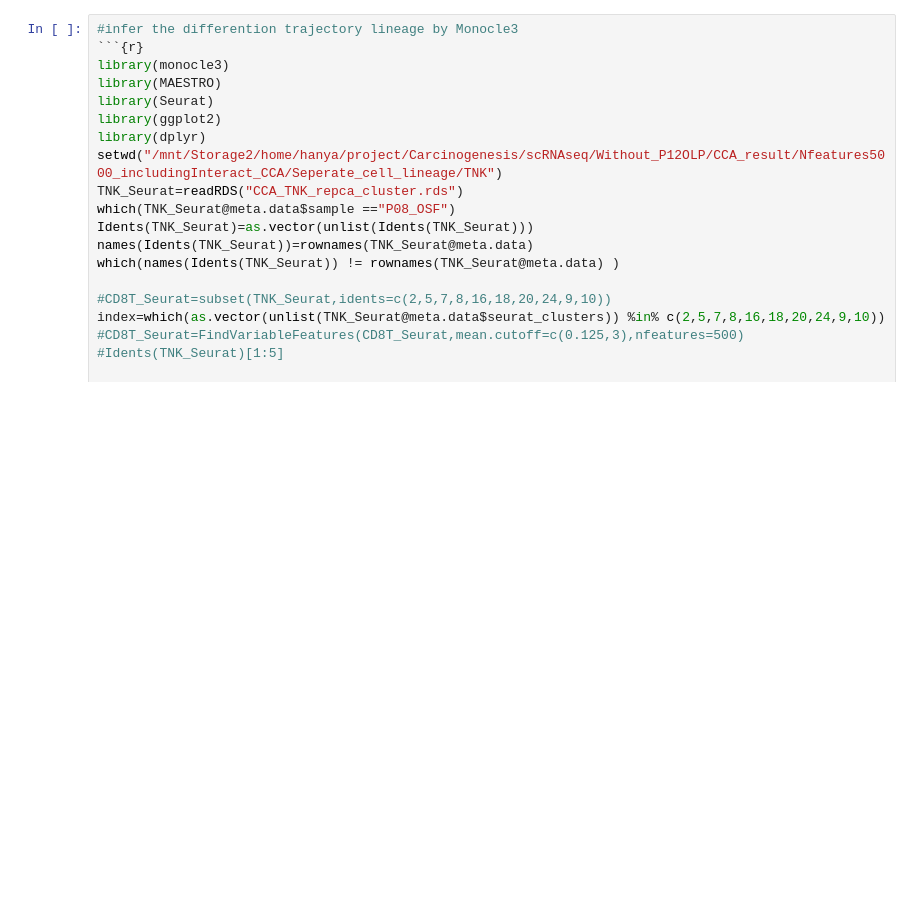
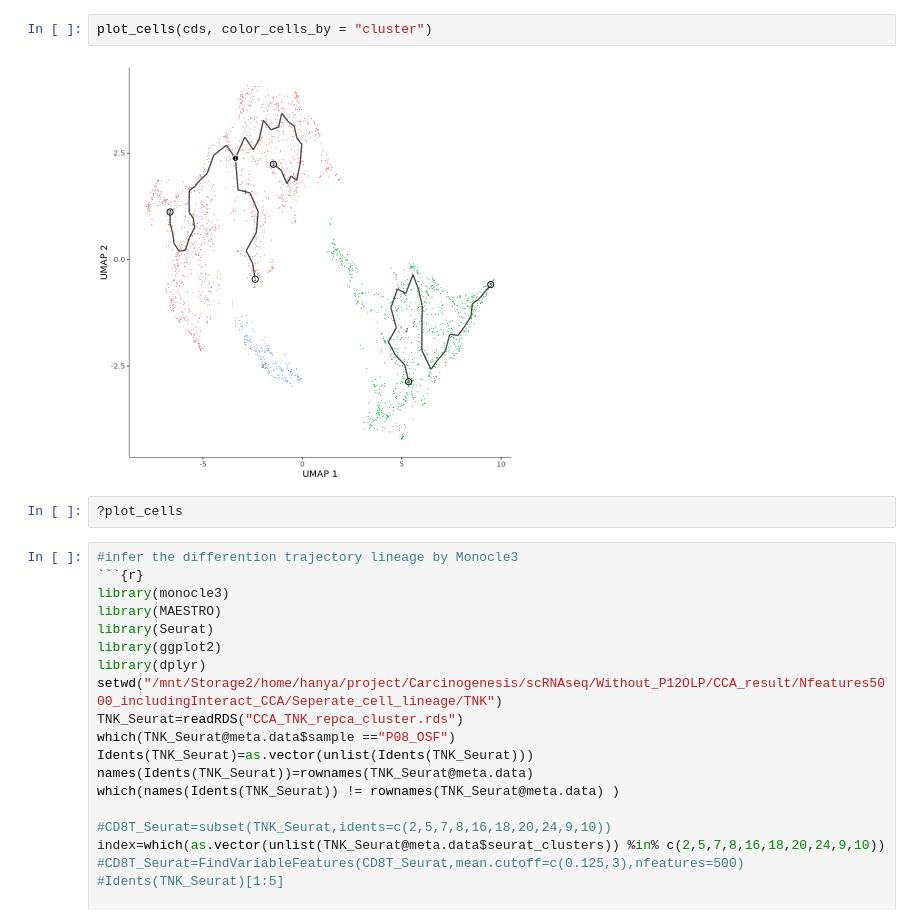
Before and after one commit to xindong95/SCRIP_notebook, a Jupyter notebook: monocle.ipynb, the cells around one changed output. Saved outputs shown, nothing was run; the diff lists cells and outputs as text; blank space fills up the shorter version.

````diff
--- a/monocle.ipynb
+++ b/monocle.ipynb
@@ -27,3 +97,9 @@ ERROR: Error: package or namespace load failed for ‘monocle3’ in loadNamespa
+# %%
+plot_cells(cds, color_cells_by = "cluster")
+# %% [output]
+[figure, added]
+# %%
+?plot_cells
 # %%
 #infer the differention trajectory lineage by Monocle3
 ```{r}
````
Also changed, not shown: parts of 10 cells of this notebook.
